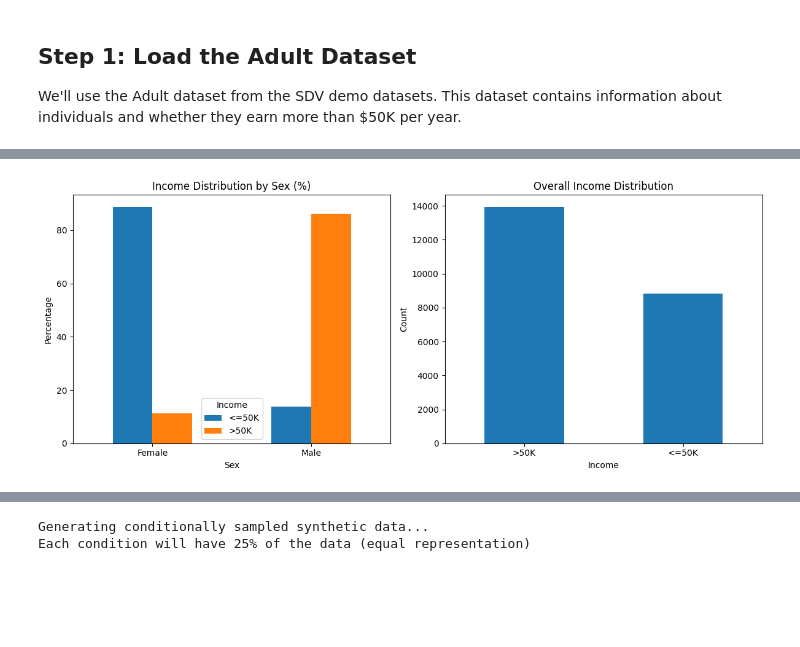
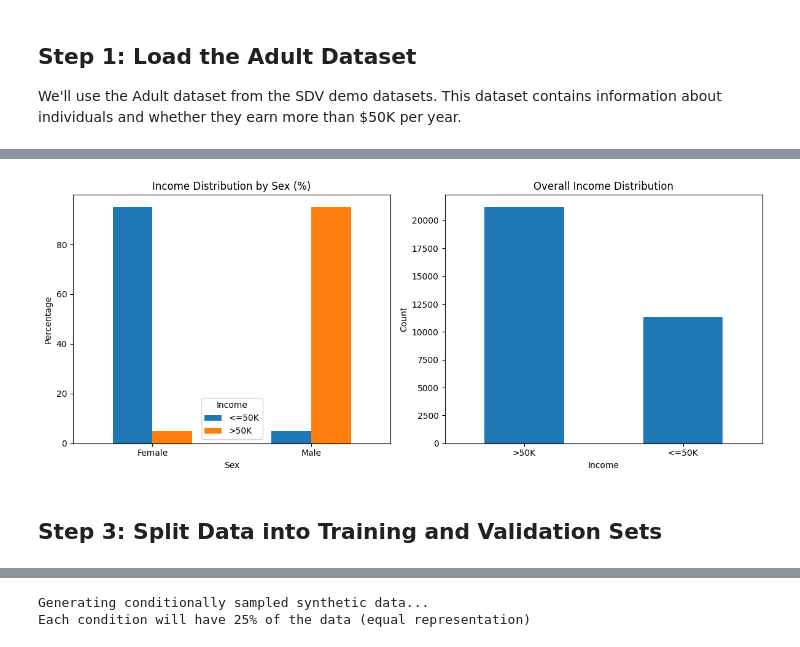
Before and after one commit to sdv-dev/SDMetrics, a Jupyter notebook: resources/equalized_odds_improvement_tutorial.ipynb, the cells around one changed output, grey strips where cells are left out. Cells and saved outputs as stored; diff of their text form; code cells hidden in the pictures; blank space fills up the shorter version.

Commit message:
Remove validation changes, add data bias

```diff
--- a/resources/equalized_odds_improvement_tutorial.ipynb
+++ b/resources/equalized_odds_improvement_tutorial.ipynb
@@ -109,19 +62,36 @@ dtype: int64
+# %%
+female_mask = real_data['sex'] == 'Female'
+num_females = female_mask.sum()
+
+female_labels = np.random.choice(['<=50K', '>50K'], size=num_females, p=[0.95, 0.05])
+real_data.loc[female_mask, 'label'] = female_labels
+
+male_mask = real_data['sex'] == 'Male'
+num_males = male_mask.sum()
+
+male_labels = np.random.choice(['<=50K', '>50K'], size=num_males, p=[0.05, 0.95])
+real_data.loc[male_mask, 'label'] = male_labels
 # %%
+# Visualize the distributions
 fig, axes = plt.subplots(1, 2, figsize=(12, 5))
 
-crosstab_pct = pd.crosstab(training_data['sex'], training_data['label'], normalize='index') * 100
+# income distribution by sex
+crosstab_pct = pd.crosstab(real_data['sex'], real_data['label'], normalize='index') * 100
 crosstab_pct.plot(kind='bar', ax=axes[0], rot=0)
 axes[0].set_title('Income Distribution by Sex (%)')
 axes[0].set_xlabel('Sex')
 axes[0].set_ylabel('Percentage')
 axes[0].legend(title='Income')
 
-training_data['label'].value_counts().plot(kind='bar', ax=axes[1], rot=0)
+# Overall income distribution
+real_data['label'].value_counts().plot(kind='bar', ax=axes[1], rot=0)
 axes[1].set_title('Overall Income Distribution')
 axes[1].set_xlabel('Income')
 axes[1].set_ylabel('Count')
 
 plt.tight_layout()
 plt.show()
 # %% [output]
-[figure, old version]
+[figure, new version]
+# %% [markdown]
+## Step 3: Split Data into Training and Validation Sets
```
Also changed, not shown: parts of 18 cells of this notebook.
